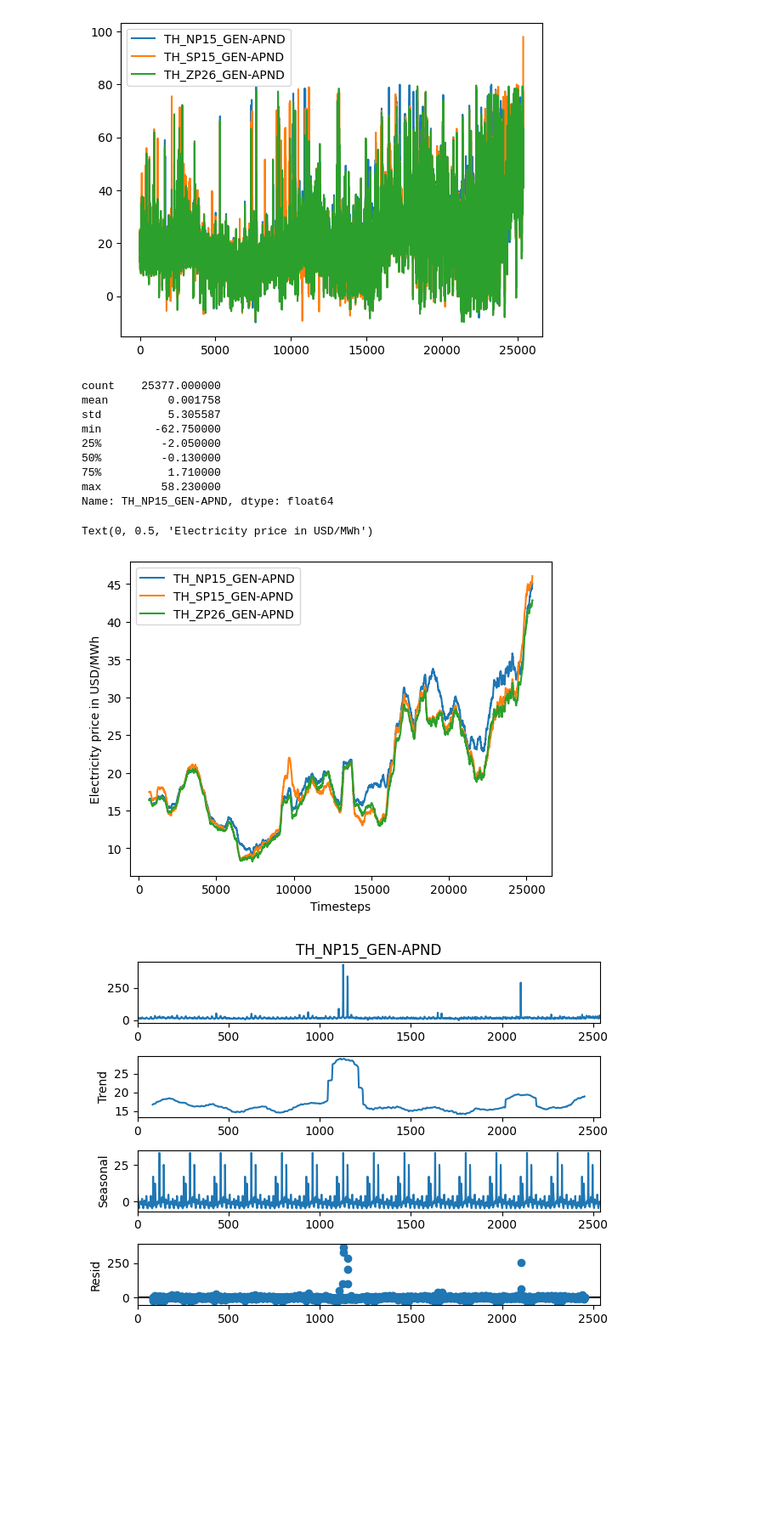
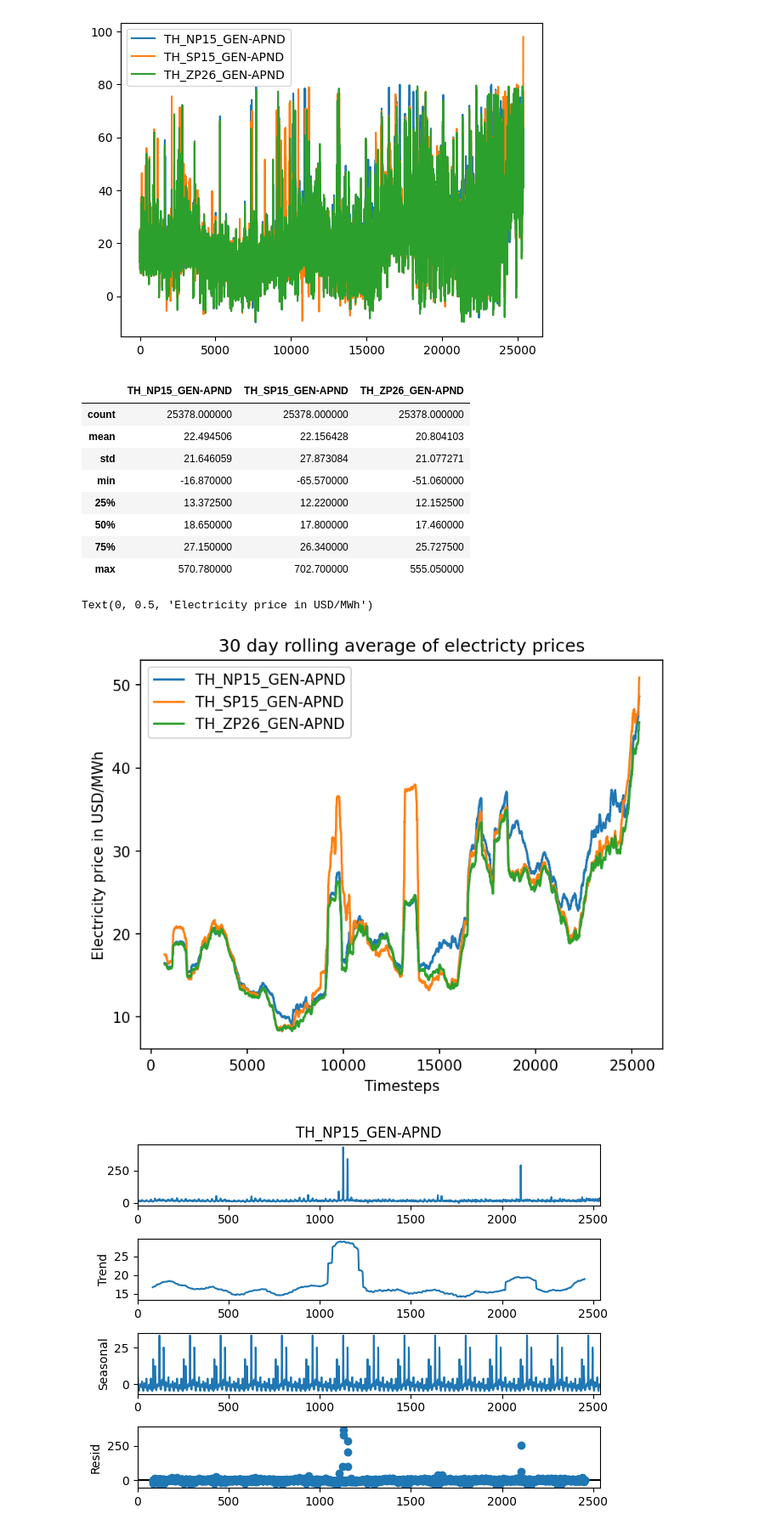
Before and after one commit to simoneliasen/yggdrasil, a Jupyter notebook: data_exploration/data_exploration.ipynb, the cells around one changed output. Shown at 85% size. Drawn from its saved outputs; the diff is of its cells as text; code cells hidden in the pictures; blank space fills up the shorter version.

```diff
--- a/data_exploration/data_exploration.ipynb
+++ b/data_exploration/data_exploration.ipynb
@@ -21,35 +24,36 @@ df_pricedata.plot()
 <AxesSubplot:>
 [figure]
 # %%
-df_pricedata['TH_NP15_GEN-APND'].diff().describe()
+df_pricedata.describe()
 # %% [output]
-count    25377.000000
-mean         0.001758
-std          5.305587
-min        -62.750000
-25%         -2.050000
-50%         -0.130000
-75%          1.710000
-max         58.230000
-Name: TH_NP15_GEN-APND, dtype: float64
+|  | TH_NP15_GEN-APND | TH_SP15_GEN-APND | TH_ZP26_GEN-APND |
+| count | 25378.000000 | 25378.000000 | 25378.000000 |
+| mean | 22.494506 | 22.156428 | 20.804103 |
+| std | 21.646059 | 27.873084 | 21.077271 |
+| min | -16.870000 | -65.570000 | -51.060000 |
+| 25% | 13.372500 | 12.220000 | 12.152500 |
+| 50% | 18.650000 | 17.800000 | 17.460000 |
+| 75% | 27.150000 | 26.340000 | 25.727500 |
+| max | 570.780000 | 702.700000 | 555.050000 |
 # %%
 
 reliance = pd.DataFrame()
-reliance['TH_NP15_GEN-APND'] = df_pricedata['TH_NP15_GEN-APND'].rolling(24*7*4).mean()
-reliance['TH_SP15_GEN-APND'] = df_pricedata['TH_SP15_GEN-APND'].rolling(24*7*4).mean()
-reliance['TH_ZP26_GEN-APND'] = df_pricedata['TH_ZP26_GEN-APND'].rolling(24*7*4).mean()
+reliance['TH_NP15_GEN-APND'] = df_pricedata['TH_NP15_GEN-APND'].rolling(24*30).mean()
+reliance['TH_SP15_GEN-APND'] = df_pricedata['TH_SP15_GEN-APND'].rolling(24*30).mean()
+reliance['TH_ZP26_GEN-APND'] = df_pricedata['TH_ZP26_GEN-APND'].rolling(24*30).mean()
 
 # removing all the NULL values using
 # dropna() method
 reliance.dropna(inplace=True)
 
 # printing Dataframe
 ax = reliance.plot()
+ax.set_title("30 day rolling average of electricty prices")
 ax.set_xlabel("Timesteps")
 ax.set_ylabel("Electricity price in USD/MWh")
 # %% [output]
 Text(0, 0.5, 'Electricity price in USD/MWh')
-[figure, old version]
+[figure, new version]
 # %%
 df_pricedata_bit = df_pricedata[(df_pricedata.index<np.percentile(df_pricedata.index, 10))]
 result=seasonal_decompose(df_pricedata_bit['TH_NP15_GEN-APND'], model='Additive', period=168)
```
Also changed, not shown: parts of 13 cells of this notebook, 4 other files.
